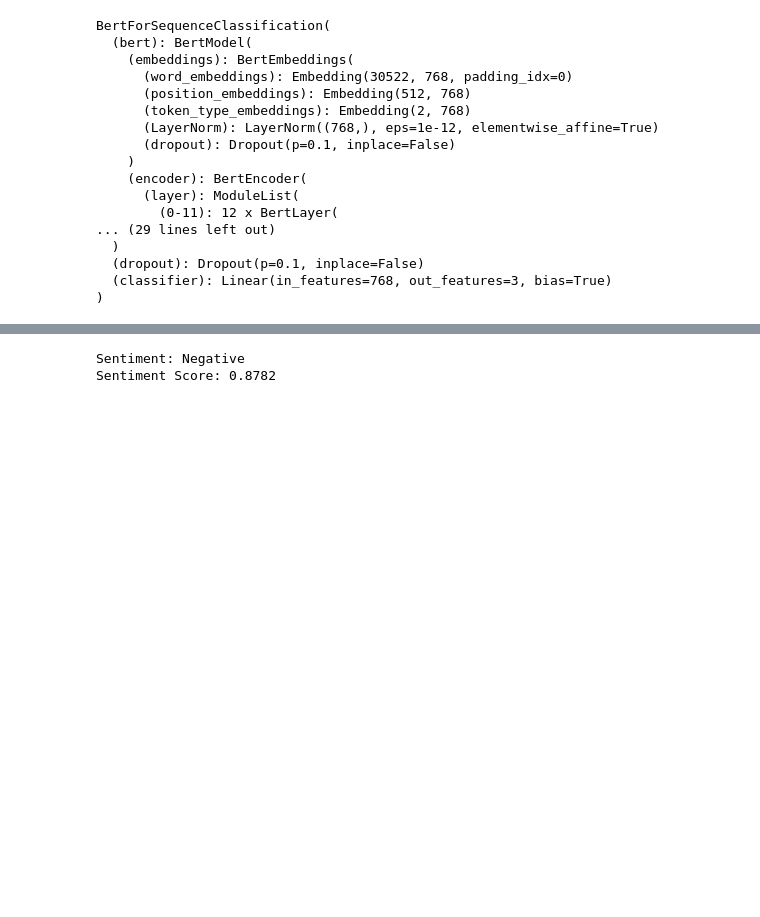
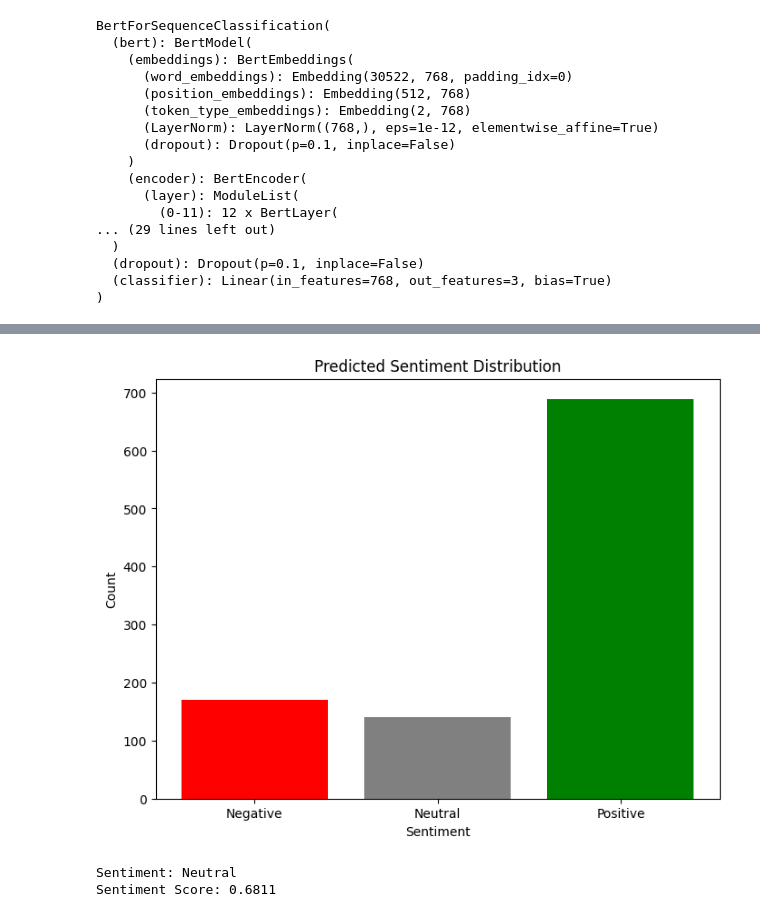
Before and after one commit to Sandushke/Sentiment-Analysis, a Jupyter notebook: bert_model.ipynb, the cells around one changed output, grey strips where cells are left out. Saved outputs shown, nothing was run; the diff lists cells and outputs as text; code cells hidden in the pictures; blank space fills up the shorter version.

```diff
--- a/bert_model.ipynb
+++ b/bert_model.ipynb
@@ -214,3 +229,19 @@ weighted avg       0.88      0.85      0.86      1000
+# %%
+# Count the predicted sentiment labels
+predicted_counts = [predictions.count(0), predictions.count(1), predictions.count(2)]
+
+# Define sentiment labels
+sentiment_labels = ['Negative', 'Neutral', 'Positive']
+
+# Create a bar chart
+plt.figure(figsize=(8, 6))
+plt.bar(sentiment_labels, predicted_counts, color=['red', 'gray', 'green'])
+plt.xlabel('Sentiment')
+plt.ylabel('Count')
+plt.title('Predicted Sentiment Distribution')
+plt.show()
+# %% [output]
+[figure, added]
 # %%
 def analyze_sentiment(comment):
     # Tokenize and preprocess the comment
@@ -243,11 +274,11 @@ def analyze_sentiment(comment):
 
     return sentiment_label, sentiment_score
 # %%
-comment = "very disgusting"
+comment = "i mean it is okay i guess"
 sentiment_label, sentiment_score = analyze_sentiment(comment)
 
 print(f"Sentiment: {sentiment_label}")
 print(f"Sentiment Score: {sentiment_score:.4f}")
 # %% [output]
-Sentiment: Negative
-Sentiment Score: 0.8782
+Sentiment: Neutral
+Sentiment Score: 0.6811
```
Also changed, not shown: parts of 5 cells of this notebook, 1 other file.
